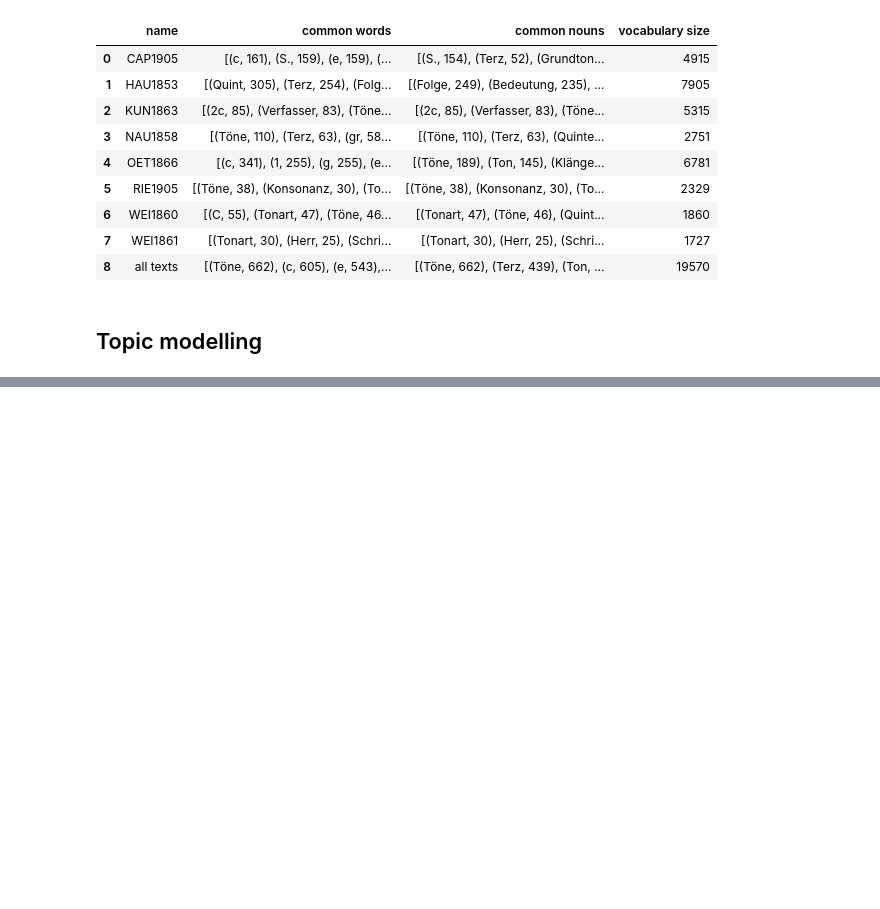
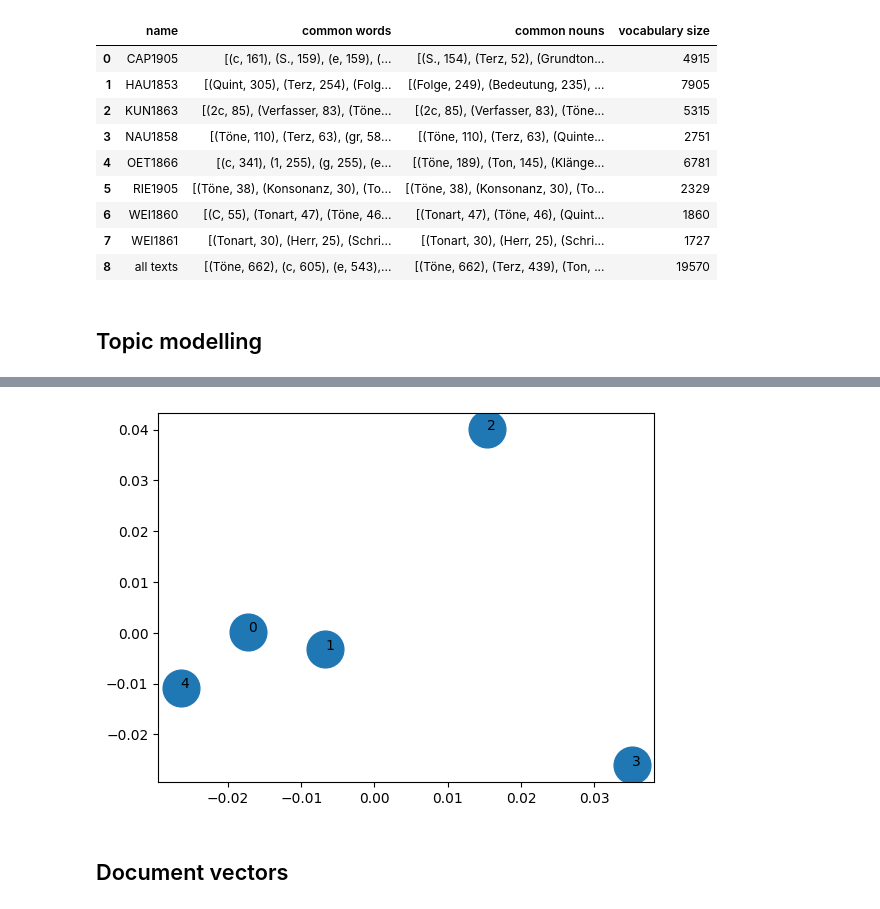
Before and after one commit to DCMLab/ddd, a Jupyter notebook: text_stats.ipynb, the cells around one changed output, grey strips where cells are left out. Cells and saved outputs as stored; diff of their text form; code cells hidden in the pictures; blank space fills up the shorter version.

```diff
--- a/text_stats.ipynb
+++ b/text_stats.ipynb
@@ -163,0 +185,15 @@ Top 10 words of topic #4
+# %%
+pca = PCA(n_components=2)
+#pca = MDS(n_components=2)
+X = pca.fit_transform(topic_term_dists)
+# %%
+plt.scatter(X[:,0], X[:,1], s=700)
+
+for i in range(5):
+    plt.annotate(i, (X[:,0][i], X[:,1][i]))
+
+plt.savefig('topics.png')
+# %% [output]
+[figure, added]
+# %% [markdown]
+## Document vectors
```
Also changed, not shown: parts of 13 cells of this notebook, 7 other files.
